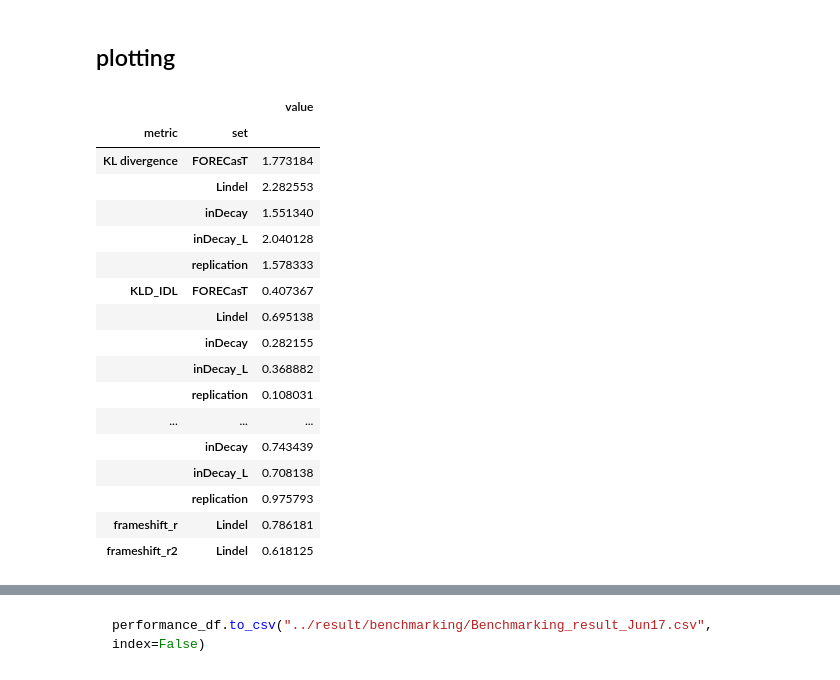
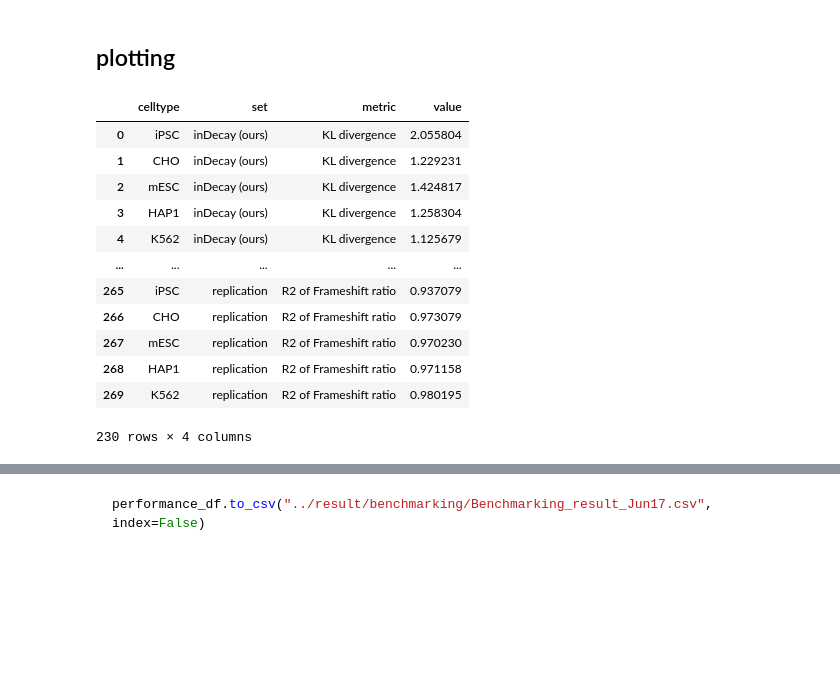
Before and after one commit to StatBiomed/inDecay, a Jupyter notebook: notebooks/5.Visualize_Fig2.ipynb, the cells around one changed output, grey strips where cells are left out. Saved outputs shown, nothing was run; the diff lists cells and outputs as text; code cells hidden in the pictures; blank space fills up the shorter version.

```diff
--- a/notebooks/5.Visualize_Fig2.ipynb
+++ b/notebooks/5.Visualize_Fig2.ipynb
@@ -36,31 +31,34 @@ import seaborn as sns
 ## plotting
 # %%
 performance_df = pd.read_csv("../results/benchmarking/Benchmarking_result_Jun17.csv")
+
+exclude_set = ['inDecay_L', 'DeepDecay', 'inDecay']
+performance_df = performance_df.query("`set` not in @exclude_set")
+# performance_df['set'].where(performance_df['set'].values!='inDecay_L', other='inDecay-l', inplace=True)
+# performance_df['set'].where(performance_df['set'].values!='DeepDecay', other='inDecay', inplace=True)
+
+# new model result
+featv5_df = pd.read_csv(f"{PATH.main_dir}/results/benchmarking/featv5_perform_Aug28.csv", low_memory=False)
+featv5_df = featv5_df.melt(id_vars=['celltype', 'set'], var_name='metric').replace("featv5", "inDecay (ours)")
+
+# merge
+performance_df = pd.concat([featv5_df,performance_df], axis=0)
-# %%
-performance_df['set'].where(performance_df['set'].values!='inDecay_L', other='inDecay-l', inplace=True)
-# %%
-performance_df['set'].where(performance_df['set'].values!='DeepDecay', other='inDecay', inplace=True)
-# %%
-performance_df.groupby(["metric","set"]).agg("mean")
-# %% [output]
-|  |  | value |
-| metric | set |  |
-| KL divergence | FORECasT | 1.773184 |
-|  | Lindel | 2.282553 |
-|  | inDecay | 1.551340 |
-|  | inDecay_L | 2.040128 |
-|  | replication | 1.578333 |
-| KLD_IDL | FORECasT | 0.407367 |
-|  | Lindel | 0.695138 |
-|  | inDecay | 0.282155 |
-|  | inDecay_L | 0.368882 |
-|  | replication | 0.108031 |
-| ... | ... | ... |
-|  | inDecay | 0.743439 |
-|  | inDecay_L | 0.708138 |
-|  | replication | 0.975793 |
-| frameshift_r | Lindel | 0.786181 |
-| frameshift_r2 | Lindel | 0.618125 |
+# %%
+performance_df
+# %% [output]
+|  | celltype | set | metric | value |
+| 0 | iPSC | inDecay (ours) | KL divergence | 2.055804 |
+| 1 | CHO | inDecay (ours) | KL divergence | 1.229231 |
+| 2 | mESC | inDecay (ours) | KL divergence | 1.424817 |
+| 3 | HAP1 | inDecay (ours) | KL divergence | 1.258304 |
+| 4 | K562 | inDecay (ours) | KL divergence | 1.125679 |
+| ... | ... | ... | ... | ... |
+| 265 | iPSC | replication | R2 of Frameshift ratio | 0.937079 |
+| 266 | CHO | replication | R2 of Frameshift ratio | 0.973079 |
+| 267 | mESC | replication | R2 of Frameshift ratio | 0.970230 |
+| 268 | HAP1 | replication | R2 of Frameshift ratio | 0.971158 |
+| 269 | K562 | replication | R2 of Frameshift ratio | 0.980195 |
+230 rows × 4 columns
 # %%
 def rgb_to_hex(rgb):
     # Ensure that each color value is within the valid range of 0-255
```
Also changed, not shown: parts of 13 cells of this notebook, 4 other files.
